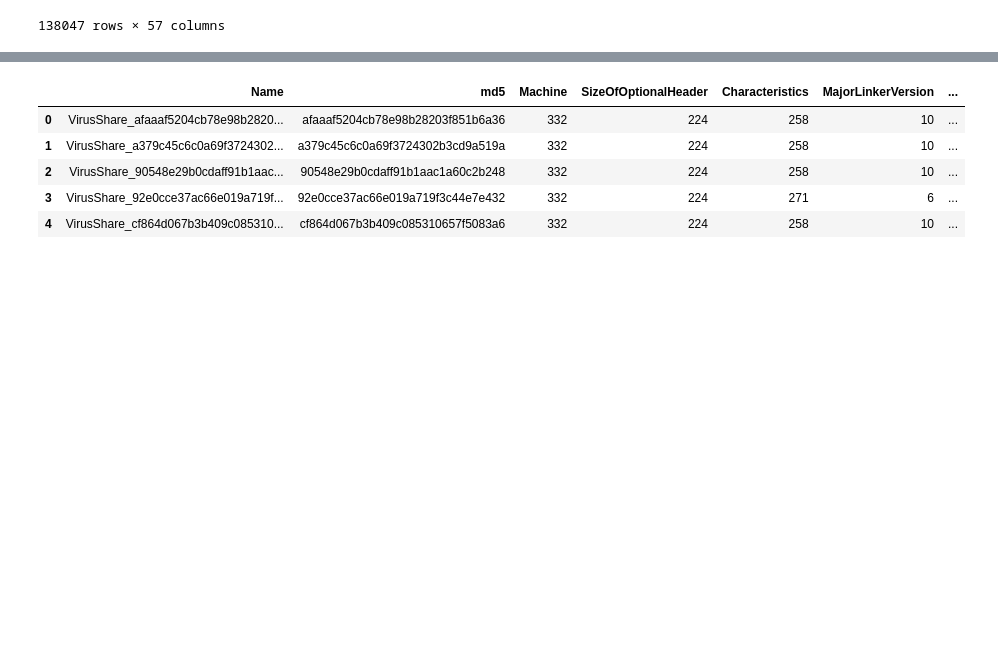
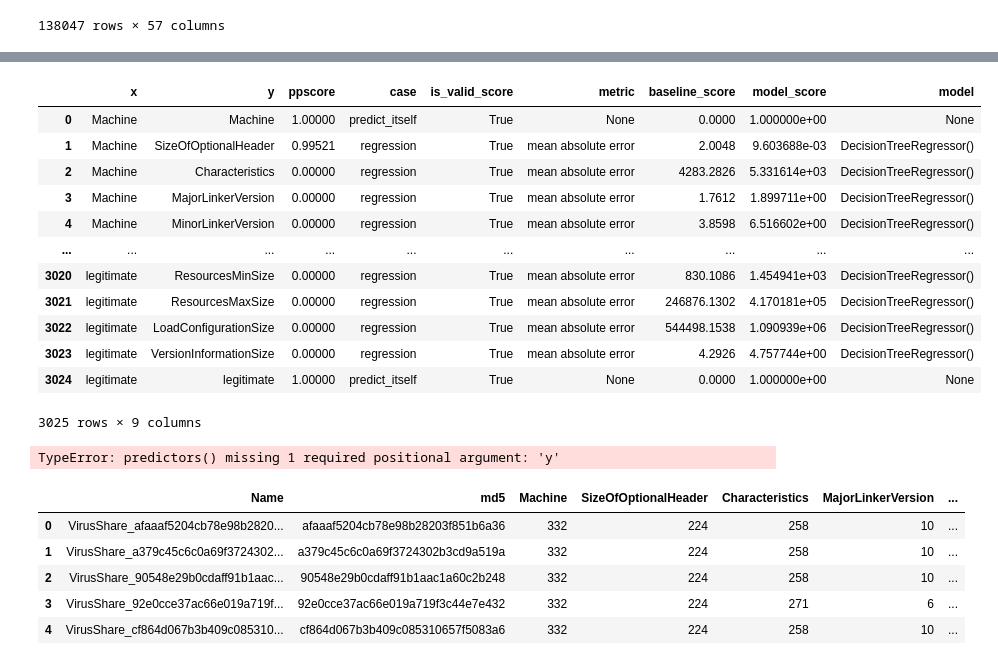
Before and after one commit to DSstratigou/Askhsh, a Jupyter notebook: stratigou_ask5_en3.ipynb, the cells around one changed output, grey strips where cells are left out. Cells and saved outputs as stored; diff of their text form; code cells hidden in the pictures; blank space fills up the shorter version.

```diff
--- a/stratigou_ask5_en3.ipynb
+++ b/stratigou_ask5_en3.ipynb
@@ -51,0 +54,7 @@ dataset.describe()
+# %%
+#αφαιρεση της κατηγορηματικής μεταβλητής Name
+df = pd.DataFrame(dataset)
+
+newdf = df.drop( "Name" , axis='columns')
+
+print(newdf)
@@ -51,0 +79,7 @@ dataset.describe()
+# %%
+#αφαιρεση της κατηγορηματικής μεταβλητής md5
+df = pd.DataFrame(newdf)
+
+newdf1 = df.drop( "md5" , axis='columns')
+
+print(newdf1)
@@ -52,3 +104,26 @@ dataset.describe()
+# %%
+#υπολογισμός του πίνακα pps μεταξύ όλων των στηλών
+pps.matrix(newdf1)
+# %% [output]
+|  | x | y | ppscore | case | is_valid_score | metric | baseline_score | model_score | model |
+| 0 | Machine | Machine | 1.00000 | predict_itself | True | None | 0.0000 | 1.000000e+00 | None |
+| 1 | Machine | SizeOfOptionalHeader | 0.99521 | regression | True | mean absolute error | 2.0048 | 9.603688e-03 | DecisionTreeRegressor() |
+| 2 | Machine | Characteristics | 0.00000 | regression | True | mean absolute error | 4283.2826 | 5.331614e+03 | DecisionTreeRegressor() |
+| 3 | Machine | MajorLinkerVersion | 0.00000 | regression | True | mean absolute error | 1.7612 | 1.899711e+00 | DecisionTreeRegressor() |
+| 4 | Machine | MinorLinkerVersion | 0.00000 | regression | True | mean absolute error | 3.8598 | 6.516602e+00 | DecisionTreeRegressor() |
+| ... | ... | ... | ... | ... | ... | ... | ... | ... | ... |
+| 3020 | legitimate | ResourcesMinSize | 0.00000 | regression | True | mean absolute error | 830.1086 | 1.454941e+03 | DecisionTreeRegressor() |
+| 3021 | legitimate | ResourcesMaxSize | 0.00000 | regression | True | mean absolute error | 246876.1302 | 4.170181e+05 | DecisionTreeRegressor() |
+| 3022 | legitimate | LoadConfigurationSize | 0.00000 | regression | True | mean absolute error | 544498.1538 | 1.090939e+06 | DecisionTreeRegressor() |
+| 3023 | legitimate | VersionInformationSize | 0.00000 | regression | True | mean absolute error | 4.2926 | 4.757744e+00 | DecisionTreeRegressor() |
+| 3024 | legitimate | legitimate | 1.00000 | predict_itself | True | None | 0.0000 | 1.000000e+00 | None |
+3025 rows × 9 columns
+# %%
+import seaborn as sns
+predictors_newdf1 = pps.predictors(newdf1)
+sns.barplot(data=predictors_newdf1, x="x", y="ppscore")
+# %% [output]
+TypeError: predictors() missing 1 required positional argument: 'y'
 # %%
 # ανακάτεμα δεδομένων
 dataset = dataset.sample(frac=1).reset_index(drop=True)
```
Also changed, not shown: parts of 5 cells of this notebook.
